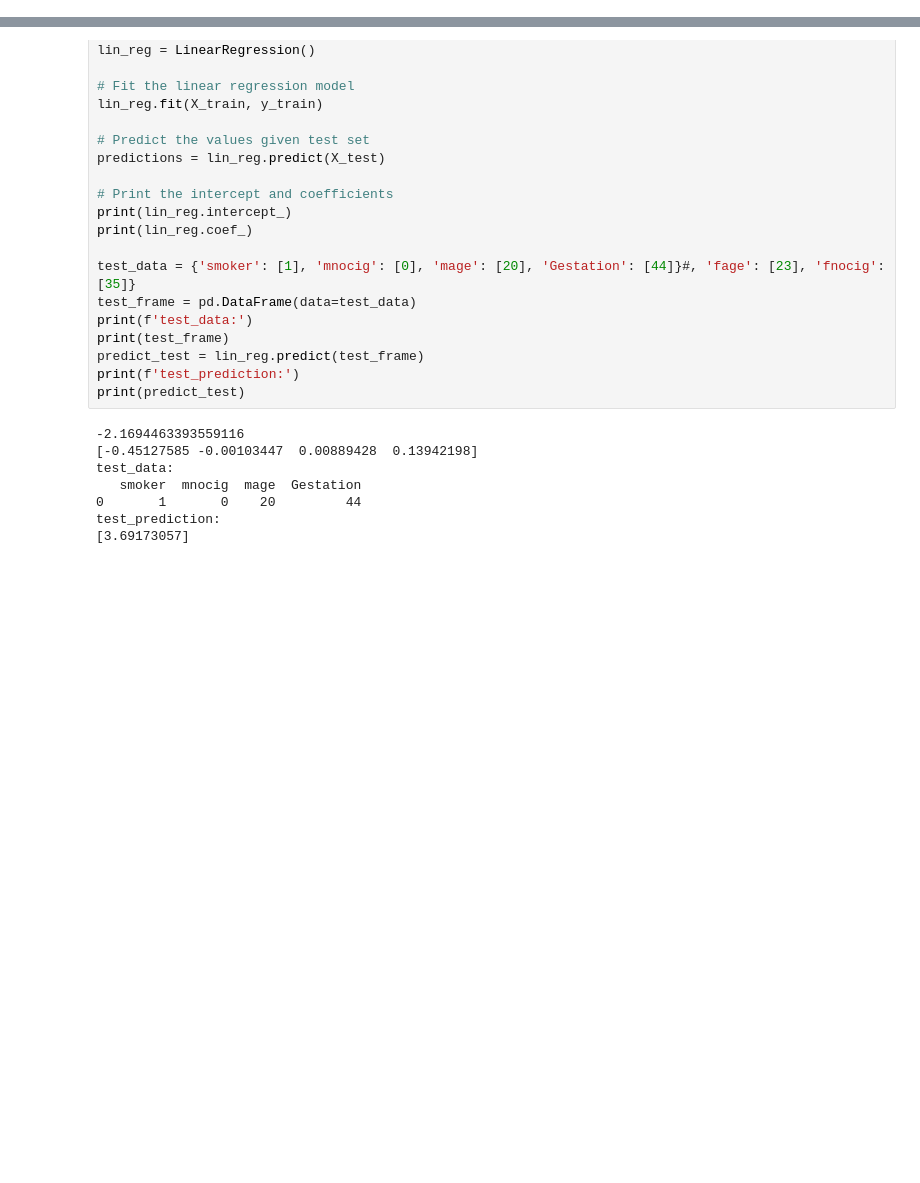
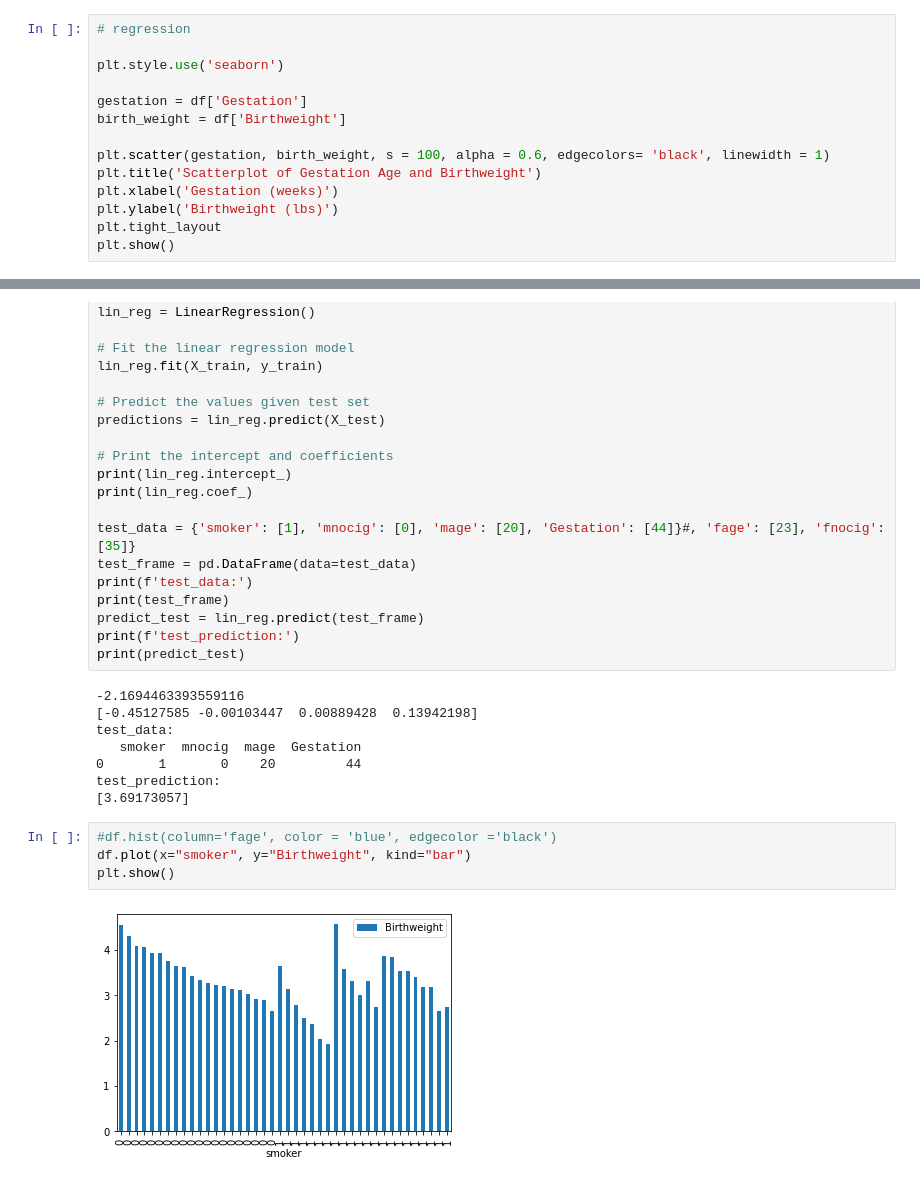
Before and after one commit to hiimfam/data-project, a Jupyter notebook: main.ipynb, the cells around one changed output, grey strips where cells are left out. Saved outputs shown, nothing was run; the diff lists cells and outputs as text; blank space fills up the shorter version.

```diff
--- a/main.ipynb
+++ b/main.ipynb
@@ -146,0 +140,14 @@ array([[<AxesSubplot:title={'center':'smoker'}>]], dtype=object)
+# %%
+# regression
+
+plt.style.use('seaborn')
+
+gestation = df['Gestation']
+birth_weight = df['Birthweight']
+
+plt.scatter(gestation, birth_weight, s = 100, alpha = 0.6, edgecolors= 'black', linewidth = 1)
+plt.title('Scatterplot of Gestation Age and Birthweight')
+plt.xlabel('Gestation (weeks)')
+plt.ylabel('Birthweight (lbs)')
+plt.tight_layout
+plt.show()
@@ -197,3 +216,9 @@ test_data:
 0       1       0    20         44
 test_prediction:
 [3.69173057]
+# %%
+#df.hist(column='fage', color = 'blue', edgecolor ='black')
+df.plot(x="smoker", y="Birthweight", kind="bar")
+plt.show()
+# %% [output]
+[figure, added]
```
Also changed, not shown: parts of 5 cells of this notebook.
